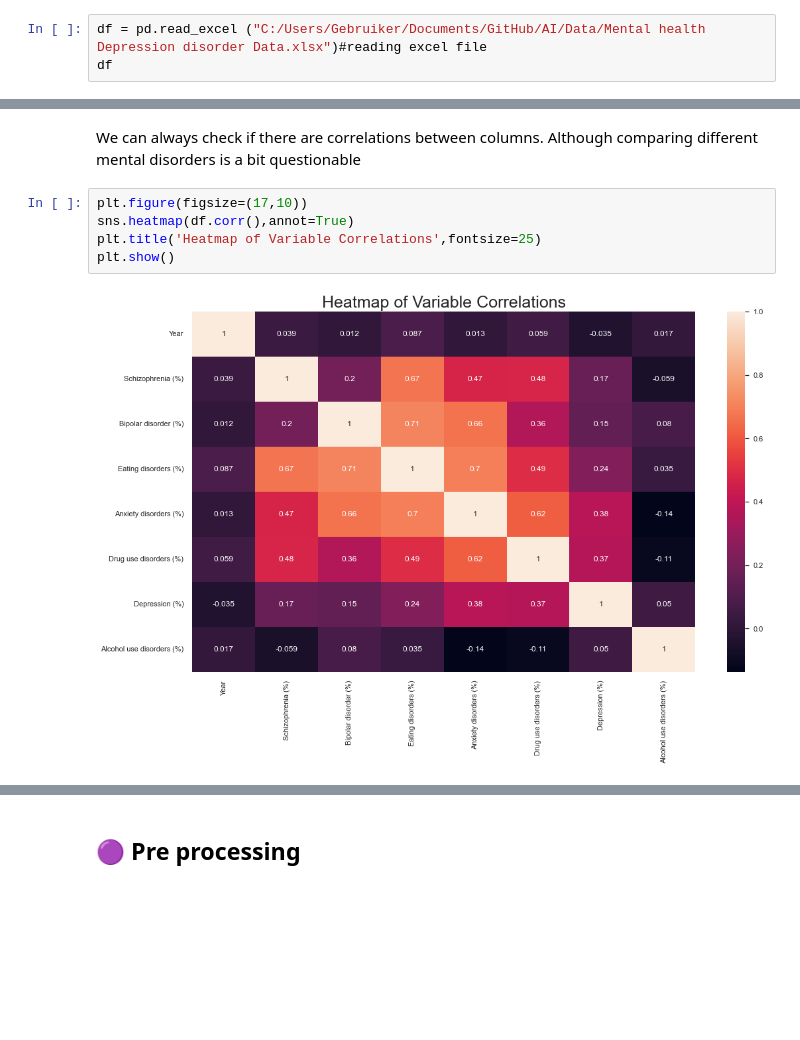
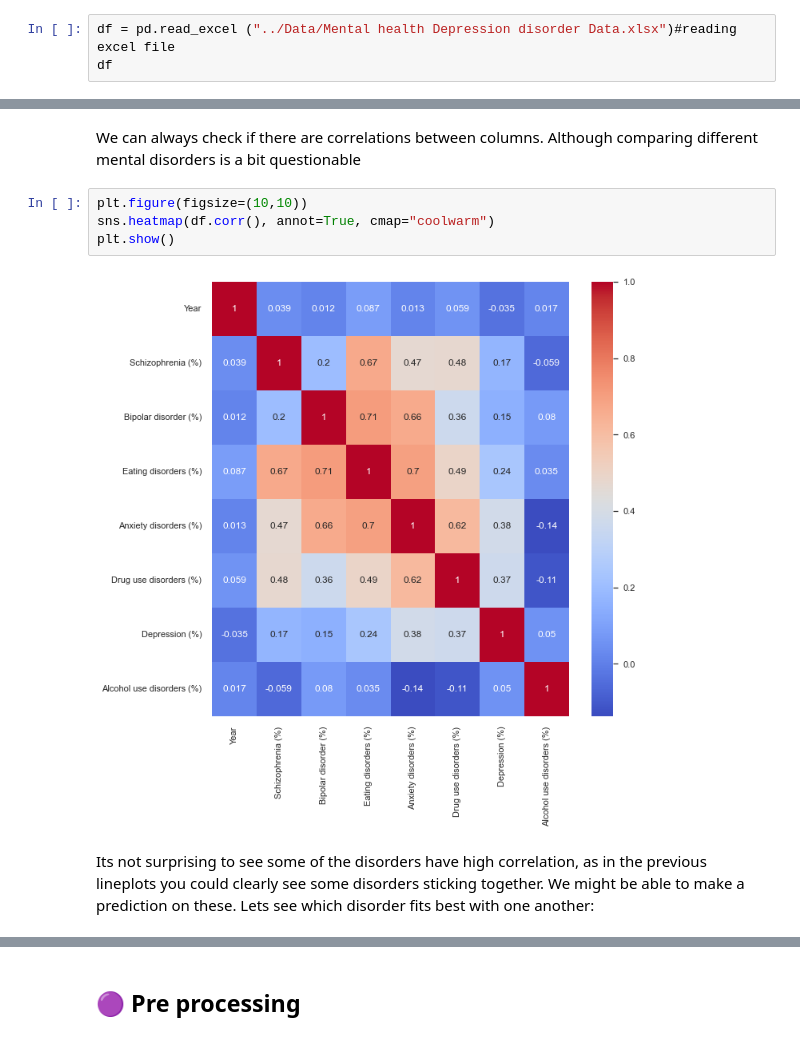
Before and after one commit to AviMegin/AI, a Jupyter notebook: Python/Challenge 2.ipynb, the cells around one changed output, grey strips where cells are left out. Drawn from its saved outputs; the diff is of its cells as text; blank space fills up the shorter version.

```diff
--- a/Python/Challenge 2.ipynb
+++ b/Python/Challenge 2.ipynb
@@ -59,5 +60,5 @@ I also found another dataset stating specific depression cases. it stated people
 # %%
-df = pd.read_excel ("C:/Users/Gebruiker/Documents/GitHub/AI/Data/Mental health Depression disorder Data.xlsx")#reading excel file
+df = pd.read_excel ("../Data/Mental health Depression disorder Data.xlsx")#reading excel file
 df
 # %% [output]
 |  | Entity | Code | Year | Schizophrenia (%) | Bipolar disorder (%) | Eating disorders (%) | ... |
@@ -151,9 +230,10 @@ Now I would like to see if other countries have very different data or not.
 # %% [markdown]
 We can always check if there are correlations between columns. Although comparing different mental disorders is a bit questionable
 # %%
-plt.figure(figsize=(17,10))
-sns.heatmap(df.corr(),annot=True)
-plt.title('Heatmap of Variable Correlations',fontsize=25)
+plt.figure(figsize=(10,10))
+sns.heatmap(df.corr(), annot=True, cmap="coolwarm")
 plt.show()
 # %% [output]
-[figure, old version]
+[figure, new version]
+# %% [markdown]
+Its not surprising to see some of the disorders have high correlation, as in the previous lineplots you could clearly see some disorders sticking together. We might be able to make a prediction on these. Lets see which disorder fits best with one another:
```
Also changed, not shown: parts of 35 cells of this notebook.
